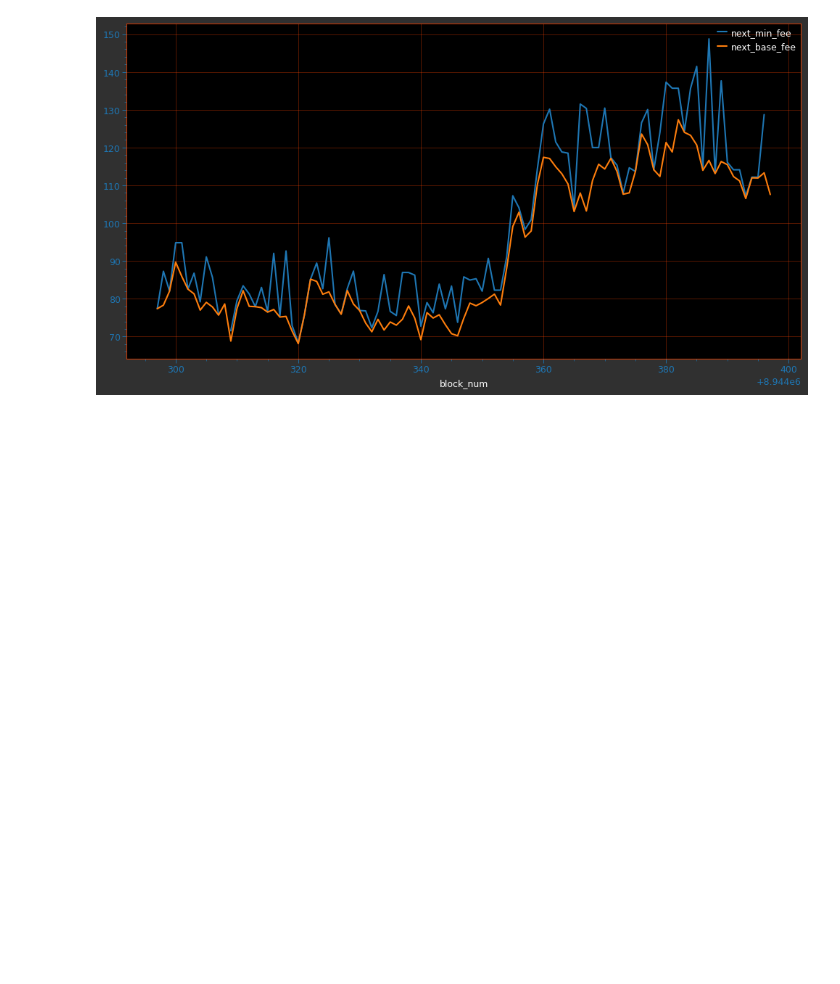
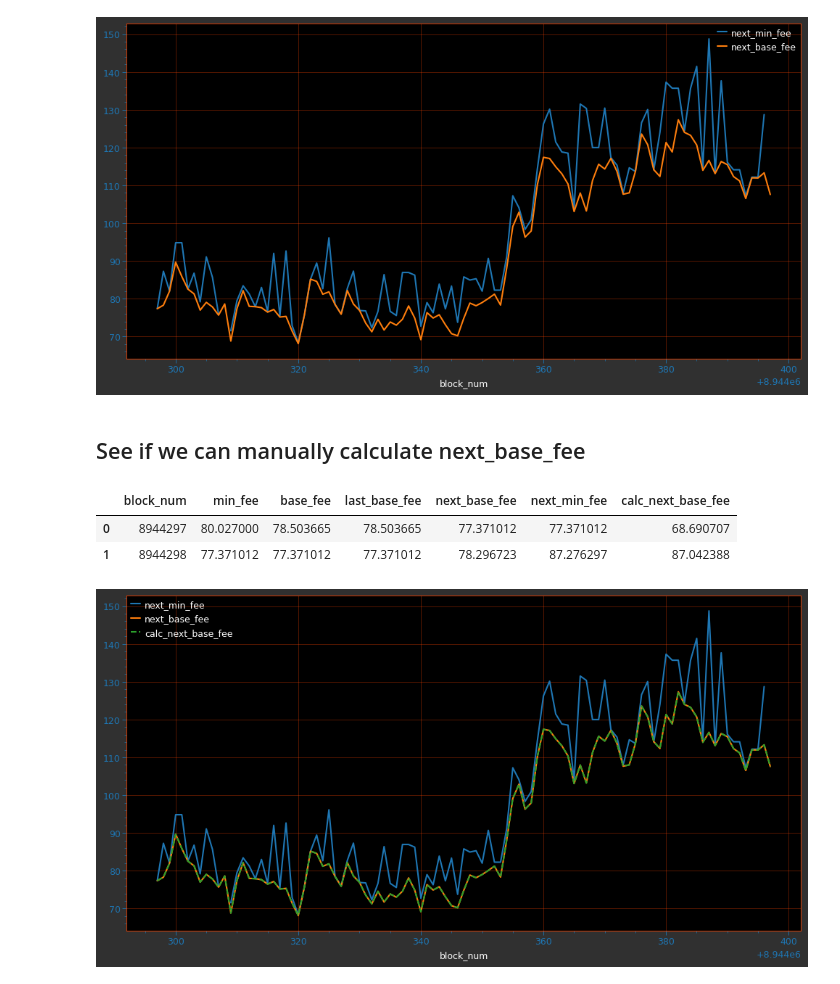
Before and after one commit to wakamex/ape-stuff, a Jupyter notebook: test_sanity.ipynb, the cells around one changed output. Saved outputs shown, nothing was run; the diff lists cells and outputs as text; code cells hidden in the pictures; blank space fills up the shorter version.

Commit message:
hand-calc EIP1559 next base fee

```diff
--- a/test_sanity.ipynb
+++ b/test_sanity.ipynb
@@ -228,3 +230,30 @@ df["next_min_fee"] = df.min_fee.shift(-1)
 df.plot(x="block_num", y=["next_min_fee", "next_base_fee"], figsize=(12, 6));
 # %% [output]
 [figure]
+# %% [markdown]
+## See if we can manually calculate next_base_fee
+# %%
+def calc_next_base_fee(prev_block: Union[BlockAPI,int], target_usage=0.5, max_change_denominator=8):
+    """get the base fee for the next block"""
+    if isinstance(prev_block, int):
+        prev_block = ape.chain.blocks[prev_block]
+    previous_fee = getattr(prev_block, "base_fee")/1e9
+    usage = prev_block.gas_used / prev_block.gas_limit
+    multiple = 1 + (usage - target_usage)*2/max_change_denominator
+    return previous_fee * multiple
+# %%
+df.head(2)
+# %% [output]
+|  | block_num | min_fee | base_fee | last_base_fee | next_base_fee | next_min_fee | calc_next_base_fee |
+| 0 | 8944297 | 80.027000 | 78.503665 | 78.503665 | 77.371012 | 77.371012 | 68.690707 |
+| 1 | 8944298 | 77.371012 | 77.371012 | 77.371012 | 78.296723 | 87.276297 | 87.042388 |
+# %%
+calc_fees = []
+for block_num in range(8944297, 8944398):
+    block = ape.chain.blocks[block_num]
+    calc_fees.append(calc_next_base_fee(block))
+df["calc_next_base_fee"] = calc_fees
+# %%
+p=df.plot(x="block_num", y=["next_min_fee", "next_base_fee","calc_next_base_fee"], figsize=(12, 6), style=["-", "-", "--"])
+# %% [output]
+[figure, added]
```
Also changed, not shown: parts of 6 cells of this notebook.
